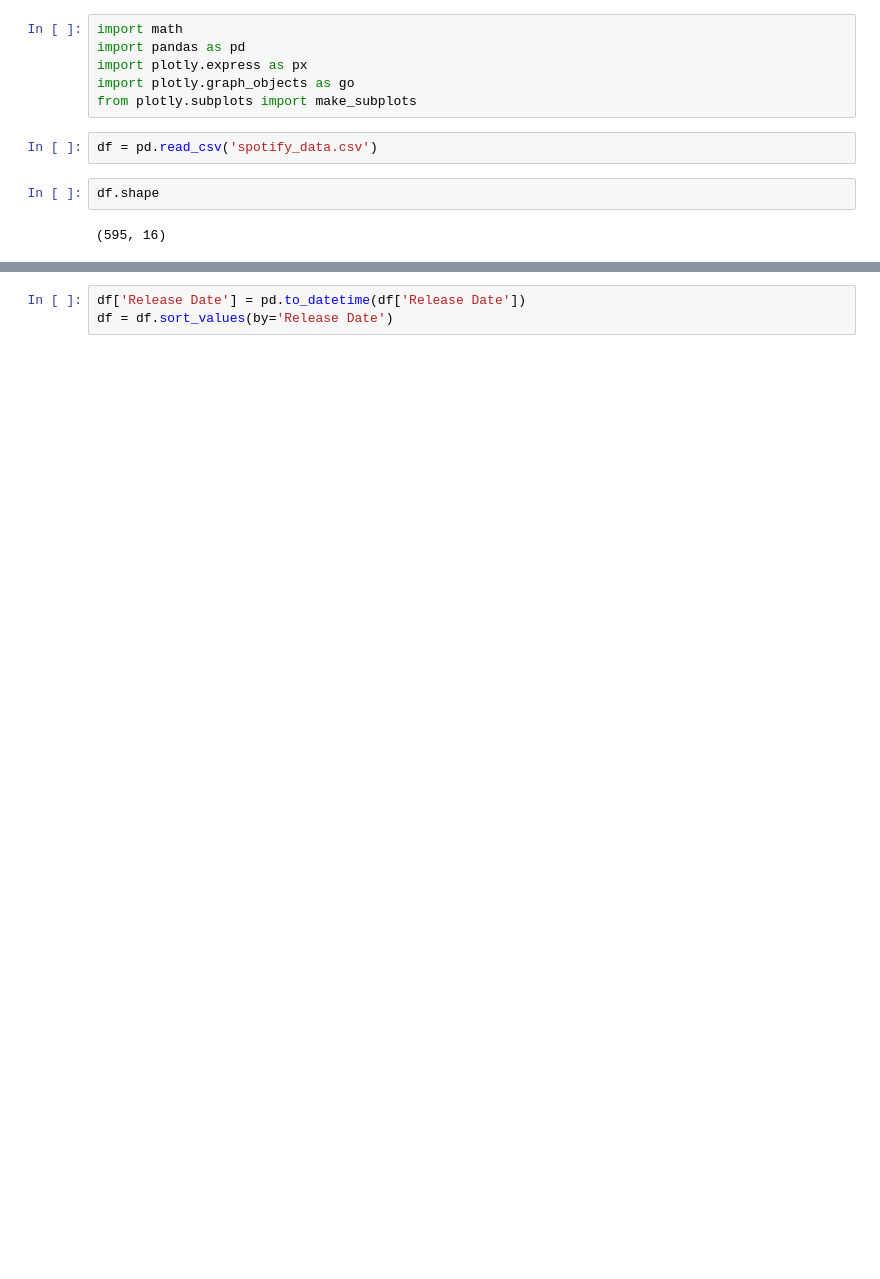
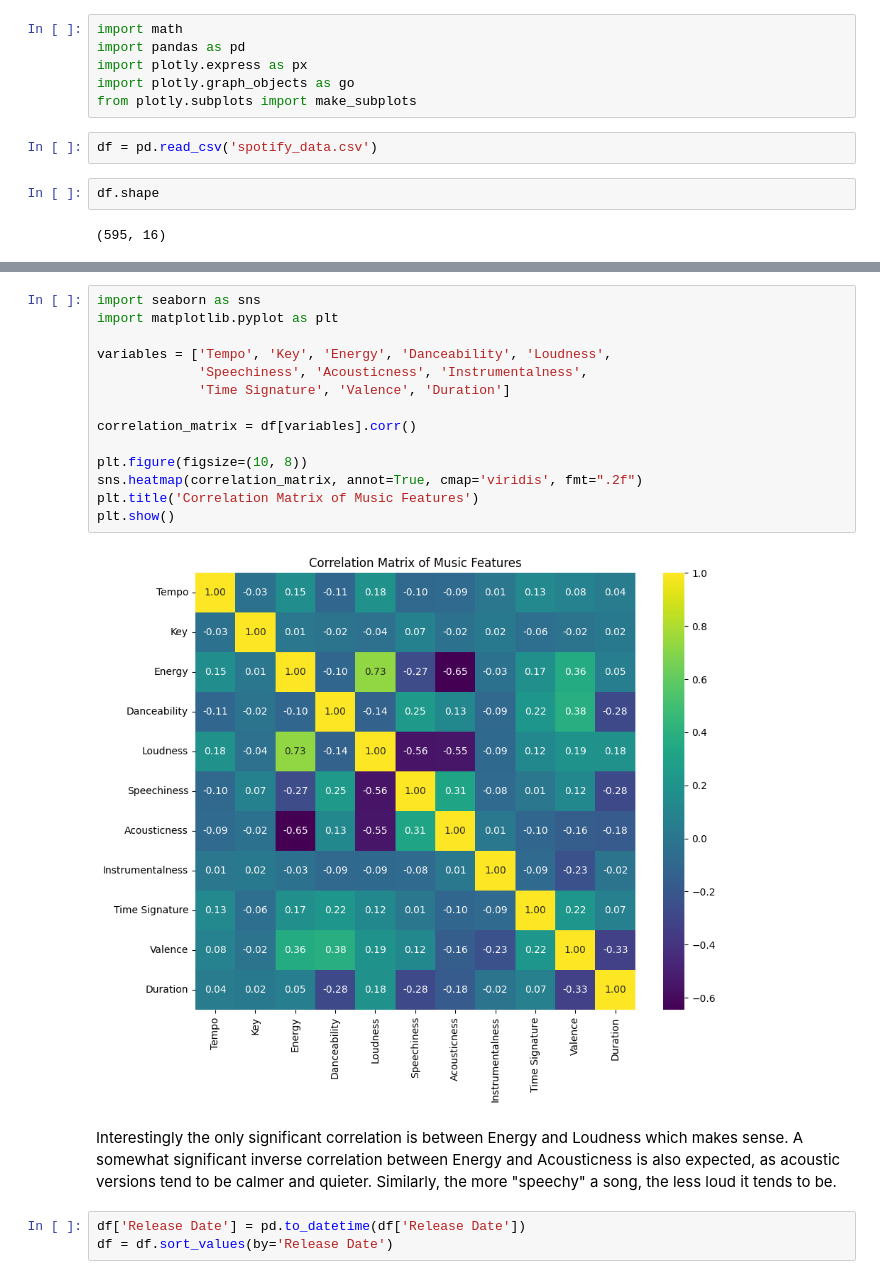
Before and after one commit to surajkarak/beatles, a Jupyter notebook: analysis.ipynb, the cells around one changed output, grey strips where cells are left out. Cells and saved outputs as stored; diff of their text form; blank space fills up the shorter version.

```diff
--- a/analysis.ipynb
+++ b/analysis.ipynb
@@ -13,3 +96,23 @@ df.shape
+# %%
+import seaborn as sns
+import matplotlib.pyplot as plt
+
+variables = ['Tempo', 'Key', 'Energy', 'Danceability', 'Loudness',
+             'Speechiness', 'Acousticness', 'Instrumentalness',
+             'Time Signature', 'Valence', 'Duration']
+
+correlation_matrix = df[variables].corr()
+
+plt.figure(figsize=(10, 8))
+sns.heatmap(correlation_matrix, annot=True, cmap='viridis', fmt=".2f")
+plt.title('Correlation Matrix of Music Features')
+plt.show()
+# %% [output]
+[figure, added]
+# %% [markdown]
+Interestingly the only significant correlation is between Energy and Loudness which makes sense.
+A somewhat significant inverse correlation between Energy and Acousticness is also expected, as acoustic versions tend to be calmer and quieter.
+Similarly, the more "speechy" a song, the less loud it tends to be.
 # %%
 df['Release Date'] = pd.to_datetime(df['Release Date'])
 df = df.sort_values(by='Release Date')
```
Also changed, not shown: parts of 25 cells of this notebook, 1 other file.
